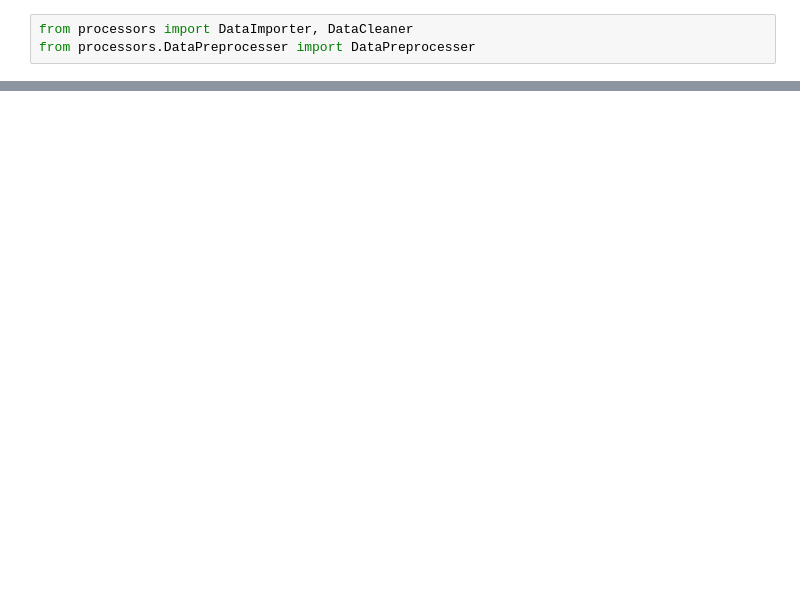
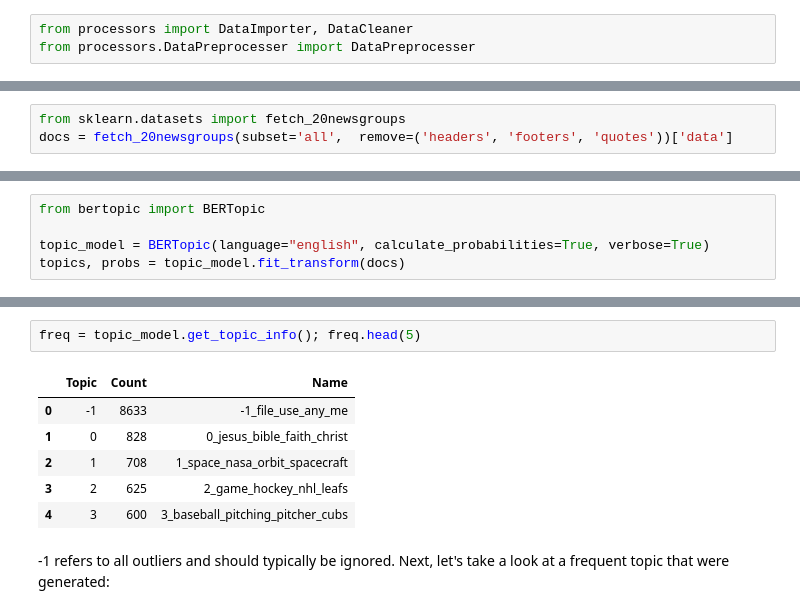
Before and after one commit to bigliolimatteo/how-politicians-change-their-mind, a Jupyter notebook: main.ipynb, the cells around one changed output, grey strips where cells are left out. Cells and saved outputs as stored; diff of their text form; blank space fills up the shorter version.

```diff
--- a/main.ipynb
+++ b/main.ipynb
@@ -366,0 +38,3 @@ out_data = clean_data(input_data)
+# %%
+from sklearn.datasets import fetch_20newsgroups
+docs = fetch_20newsgroups(subset='all',  remove=('headers', 'footers', 'quotes'))['data']
@@ -366,0 +51,5 @@ out_data = clean_data(input_data)
+# %%
+from bertopic import BERTopic
+
+topic_model = BERTopic(language="english", calculate_probabilities=True, verbose=True)
+topics, probs = topic_model.fit_transform(docs)
@@ -366,0 +61,11 @@ out_data = clean_data(input_data)
+# %%
+freq = topic_model.get_topic_info(); freq.head(5)
+# %% [output]
+|  | Topic | Count | Name |
+| 0 | -1 | 8633 | -1_file_use_any_me |
+| 1 | 0 | 828 | 0_jesus_bible_faith_christ |
+| 2 | 1 | 708 | 1_space_nasa_orbit_spacecraft |
+| 3 | 2 | 625 | 2_game_hockey_nhl_leafs |
+| 4 | 3 | 600 | 3_baseball_pitching_pitcher_cubs |
+# %% [markdown]
+-1 refers to all outliers and should typically be ignored. Next, let's take a look at a frequent topic that were generated:
```
Also changed, not shown: parts of 94 cells of this notebook.
